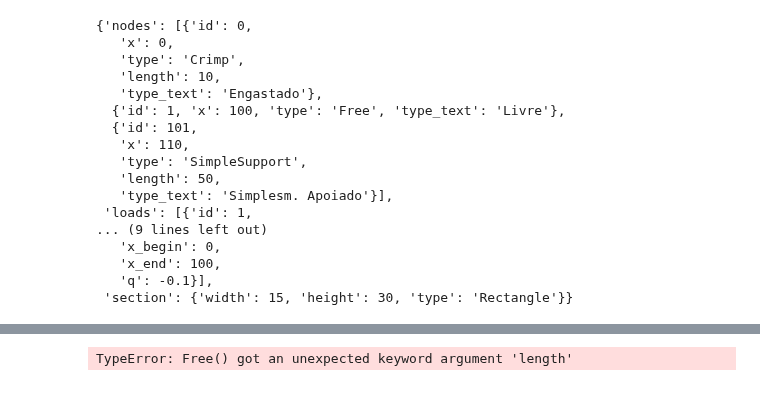
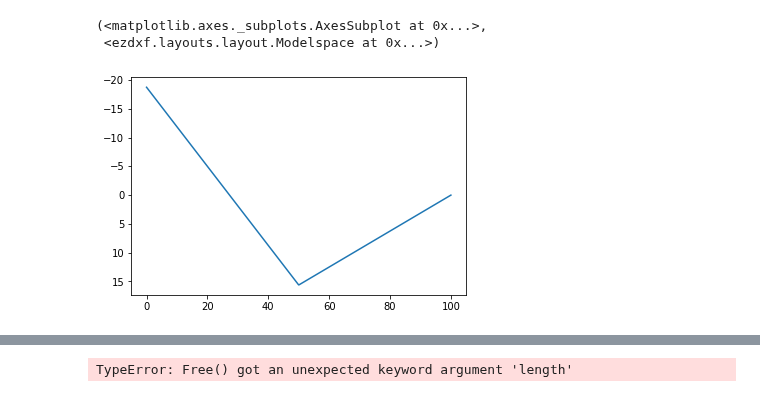
Before and after one commit to luisggc/FConcrete, a Jupyter notebook: examples/Draw.ipynb, the cells around one changed output, grey strips where cells are left out. Cells and saved outputs as stored; diff of their text form; code cells hidden in the pictures.

```diff
--- a/examples/Draw.ipynb
+++ b/examples/Draw.ipynb
@@ -48,20 +124,0 @@ income_text = '{"ConcreteBeam":{"nodes":[{"id":0,"x":0,"type":"Crimp","length":1
-# %%
-concrete_beam_data
-# %% [output]
-{'nodes': [{'id': 0,
-   'x': 0,
-   'type': 'Crimp',
-   'length': 10,
-   'type_text': 'Engastado'},
-  {'id': 1, 'x': 100, 'type': 'Free', 'type_text': 'Livre'},
-  {'id': 101,
-   'x': 110,
-   'type': 'SimpleSupport',
-   'length': 50,
-   'type_text': 'Simplesm. Apoiado'}],
- 'loads': [{'id': 1,
-... (9 lines left out)
-   'x_begin': 0,
-   'x_end': 100,
-   'q': -0.1}],
- 'section': {'width': 15, 'height': 30, 'type': 'Rectangle'}}
@@ -67,0 +127,18 @@ concrete_beam_data
+# %%
+material = fc.Material(E=1, poisson=0.3, alpha=1)
+section = Rectangle(12,100)
+f1 = Load.PontualLoad(-1, x=50)
+n1 = Node.Crimp(x=0)
+n2 = Node.SimpleSupport(x=100)
+bar1 = BeamElement([n1, n2], section, fc.Concrete(30, 2))
+concrete_beam = fc.ConcreteBeam(
+    loads = [f1],
+    beam_elements = [bar1],
+    consider_own_weight=False
+)
+# %%
+concrete_beam.plotMomentumDiagram()
+# %% [output]
+(<matplotlib.axes._subplots.AxesSubplot at 0x...>,
+ <ezdxf.layouts.layout.Modelspace at 0x...>)
+[figure, added]
```
Also changed, not shown: parts of 19 cells of this notebook, 8 other files.
